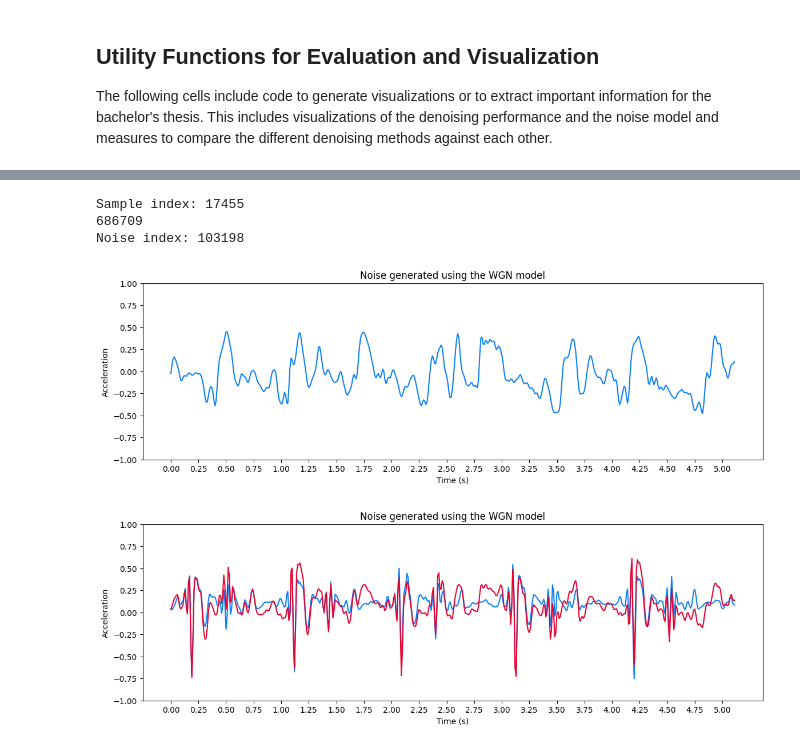
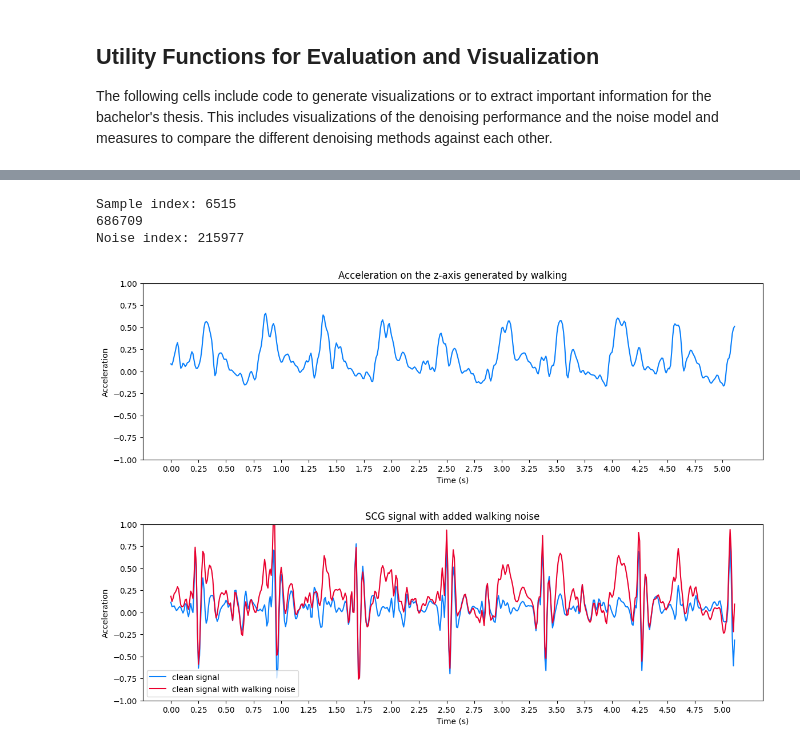
Before and after one commit to jonasburian/Bachelor-Thesis-Project, a Jupyter notebook: project.ipynb, the cells around one changed output, grey strips where cells are left out. Drawn from its saved outputs; the diff is of its cells as text; code cells hidden in the pictures.

```diff
--- a/project.ipynb
+++ b/project.ipynb
@@ -511,22 +529,17 @@ class ToTensor:
 # %%
 '''
 Loads the data and returns randomly splitted test and train datasets with a predetermined train size.
-
-    :param directory: The directory where the datasets (each in their own directory) are located.
-    :param datasets: A list of strings 'CEBS', 'D2' or 'IEEE' of the datasets that should be loaded.
-    :param transform: The transformation that will be applied to the data samples when they are accessed.
-    :param ecg: If true, the y_data samples will be ecg data samples and otherwise the noisy SCG samples.
-    :param noise: If true, noise may be added to the x samples by calling the add_noise method. Otherwise, calling this method will have no effects.
-    :param use_bandpass: If true, a bandpass filter will be applied to the noise samples after adding noise within the add_noise method.
+The parameters are equal to those being used in the __init__ method of the SCGData class.
 '''
-def load_data(directory, datasets, sampling_rate, window_size, step_size, transform, ecg=False, noise=True, use_bandpass=False, train_prop=0.8):
-    dataset = SCGData(directory, datasets, sampling_rate, window_size, step_size, transform=transform, ecg=ecg, noise=noise, use_bandpass=use_bandpass)
-    train_size = int(train_prop * len(dataset))
+def load_data(*args, **kwargs):
+    dataset = SCGData(*args, **kwargs)
+    train_size = int(train_prob * len(dataset))
     test_size = len(dataset) - train_size
     return torch.utils.data.random_split(dataset, [train_size, test_size])
 # %%
 # Imports the dataset and splits it into a train and test subset.
-train_dataset, test_dataset = load_data(data_directory, ['CEBS'], sampling_rate, window_size, step_size, transform=ToTensor(), ecg=False, noise=True, use_bandpass=False, train_prop=0.8)
+# ['b001', 'm001', 'p001', 'b002', 'm002', 'p002']
+train_dataset, test_dataset = load_data(data_directory, ['CEBS'], sampling_rate, window_size, step_size, transform=ToTensor(), ecg=False, noise=False, use_bandpass=False, remove_cebs=None, leave_cebs=None)
 # %% [output]
 Loading CEBS
         Loaded 111514 samples
@@ -1180,7 +1196,7 @@ def test(config):
         return results
 # %%
 # Testing is done with a different set of target signal-to-noise ratios. Those are set here.
-test_dataset.dataset.add_noise(test_target_snr_dbs, noise_model='WGN', wgn_prob=0.33)
+test_dataset.dataset.add_noise(test_target_snr_dbs, noise_model='WGN', wgn_prob=0.4)
 # %%
 # The config describes, which parameters should be tested.
 
@@ -1550,6 +1623,15 @@ Acheived SNR: -2.5623160153573146
 # %%
+# VISUALIZATION FOR MOTION NOISE
+
+# Prints one figure with only the noise and one with the added noise on a random clean SCG sample
+
+directory = os.path.join('results', 'noise_viz')
+if not os.path.exists(directory):
+    os.makedirs(directory)
+
+# Select a random sample from the test dataset
 i = random.choice(range(0, len(test_dataset)))
-i = 17455
+i = 6515
 print(f'Sample index: {i}')
 
 _, data = test_dataset[i]
@@ -1560,52 +1642,54 @@ print(test_dataset.dataset.data_motion_noise.shape[0])
 num_samples = len(data)
 rows = range(test_dataset.dataset.data_motion_noise.shape[0])
 index_start = random.randint(rows.start, rows.stop - num_samples)
-index_start = 103198
+index_start = 215977
 print(f'Noise index: {index_start}')
+
 noise = test_dataset.dataset.data_motion_noise.iloc[index_start:index_start + num_samples]
 
-# Only add 50 % of noise to the data.
-noise_data = data + 0.5 * noise
+# Only add 80 % of noise to the data.
+noise_data = data + 0.8 * noise
 
 time_from = 0
 time_to = 512
 
 plt.figure(figsize=(14, 4))
 
 x = np.array(range(time_to)[time_from:time_to]) / sampling_rate
 plt.plot(x, noise.iloc[time_from:time_to], color='#087ffb')
 plt.xticks(x[::25])
 
-plt.title('Noise generated using the WGN model')
+plt.title('Acceleration on the z-axis generated by walking')
 plt.xlabel('Time (s)')
 plt.ylabel(r'Acceleration')
 plt.ylim(bottom=-1, top=1)
 
 plt.savefig(os.path.join(directory, 'noise_walking.png'), format='png', bbox_inches='tight')
 plt.show()
 
-
-
+# The sample range that should be visualized
 time_from = 0
 time_to = 512
 
 plt.figure(figsize=(14, 4))
 
 x = np.array(range(time_to)[time_from:time_to]) / sampling_rate
-plt.plot(x, data[time_from:time_to], color='#087ffb')
-plt.plot(x, noise_data.iloc[time_from:time_to], color='#ea002e')
+plt.plot(x, data[time_from:time_to], color='#087ffb', label='clean signal')
+plt.plot(x, noise_data.iloc[time_from:time_to], color='#ea002e', label='clean signal with walking noise')
 plt.xticks(x[::25])
 
-plt.title('Noise generated using the WGN model')
+plt.title('SCG signal with added walking noise')
 plt.xlabel('Time (s)')
 plt.ylabel(r'Acceleration')
 plt.ylim(bottom=-1, top=1)
 
+plt.legend()
+
 plt.savefig(os.path.join(directory, 'noise_added_walking.png'), format='png', bbox_inches='tight')
 plt.show()
 # %% [output]
-Sample index: 17455
+Sample index: 6515
 686709
-Noise index: 103198
+Noise index: 215977
-[figure, old version]
+[figure, new version]
-[figure, old version]
+[figure, new version]
```
Also changed, not shown: parts of 25 cells of this notebook, 2 other files.
